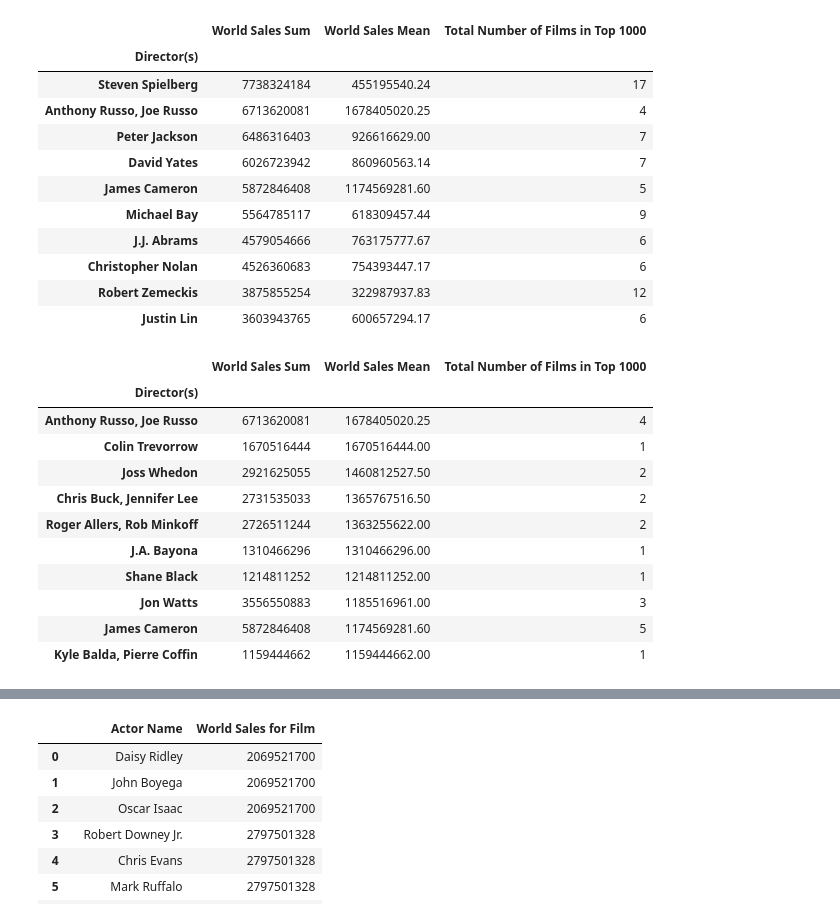
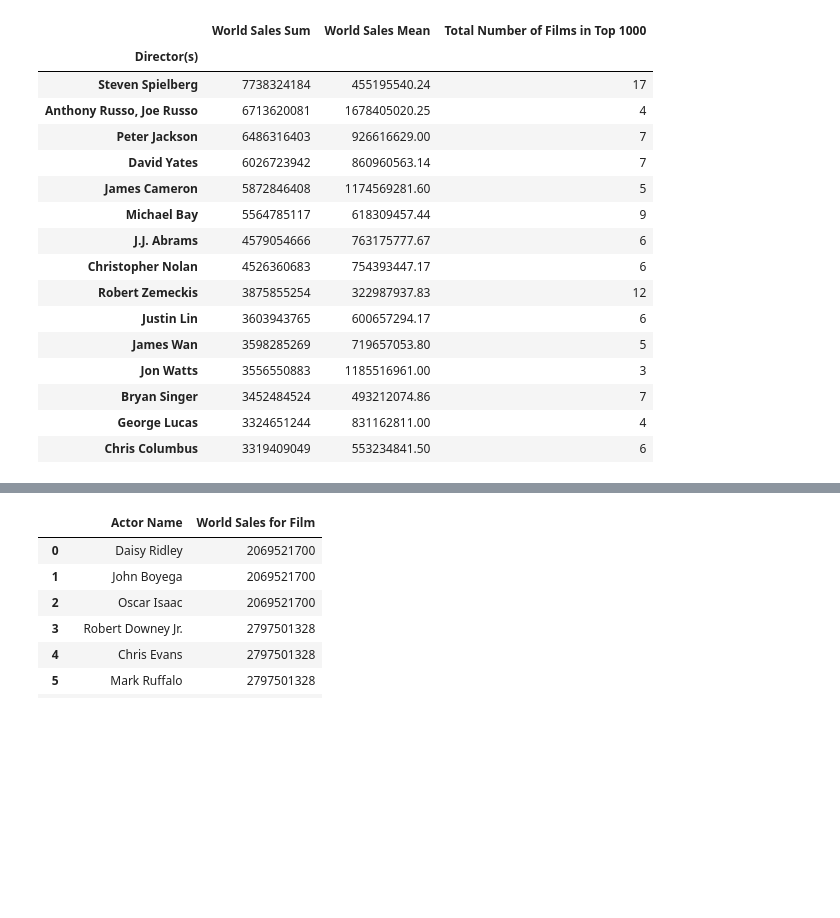
Before and after one commit to edwardAugust/project1-group2, a Jupyter notebook: Untitled.ipynb, the cells around one changed output, grey strips where cells are left out. Drawn from its saved outputs; the diff is of its cells as text; code cells hidden in the pictures; blank space fills up the shorter version.

Commit message:
Generated and cleaned charts from tables

```diff
--- a/Untitled.ipynb
+++ b/Untitled.ipynb
@@ -45,33 +46,26 @@ dir_num_df = dir_df.sort_values(by=['Total Number of Films in Top 1000'], ascend
 #dir_sum_df.dtypes
 pd.options.display.float_format = '{:.2f}'.format
 # %%
-dir_sum_df.head(10)
+dir_sum_df = dir_sum_df.head(15)
+dir_sum_df
 # %% [output]
 |  | World Sales Sum | World Sales Mean | Total Number of Films in Top 1000 |
 | Director(s) |  |  |  |
 | Steven Spielberg | 7738324184 | 455195540.24 | 17 |
 | Anthony Russo, Joe Russo | 6713620081 | 1678405020.25 | 4 |
 | Peter Jackson | 6486316403 | 926616629.00 | 7 |
 | David Yates | 6026723942 | 860960563.14 | 7 |
 | James Cameron | 5872846408 | 1174569281.60 | 5 |
 | Michael Bay | 5564785117 | 618309457.44 | 9 |
 | J.J. Abrams | 4579054666 | 763175777.67 | 6 |
 | Christopher Nolan | 4526360683 | 754393447.17 | 6 |
 | Robert Zemeckis | 3875855254 | 322987937.83 | 12 |
 | Justin Lin | 3603943765 | 600657294.17 | 6 |
+| James Wan | 3598285269 | 719657053.80 | 5 |
+| Jon Watts | 3556550883 | 1185516961.00 | 3 |
+| Bryan Singer | 3452484524 | 493212074.86 | 7 |
+| George Lucas | 3324651244 | 831162811.00 | 4 |
+| Chris Columbus | 3319409049 | 553234841.50 | 6 |
 # %%
-dir_mean_df.head(10)
+dir_mean_df = dir_mean_df.head(15)
-# %% [output]
-|  | World Sales Sum | World Sales Mean | Total Number of Films in Top 1000 |
-| Director(s) |  |  |  |
-| Anthony Russo, Joe Russo | 6713620081 | 1678405020.25 | 4 |
-| Colin Trevorrow | 1670516444 | 1670516444.00 | 1 |
-| Joss Whedon | 2921625055 | 1460812527.50 | 2 |
-| Chris Buck, Jennifer Lee | 2731535033 | 1365767516.50 | 2 |
-| Roger Allers, Rob Minkoff | 2726511244 | 1363255622.00 | 2 |
-| J.A. Bayona | 1310466296 | 1310466296.00 | 1 |
-| Shane Black | 1214811252 | 1214811252.00 | 1 |
-| Jon Watts | 3556550883 | 1185516961.00 | 3 |
-| James Cameron | 5872846408 | 1174569281.60 | 5 |
-| Kyle Balda, Pierre Coffin | 1159444662 | 1159444662.00 | 1 |
 # %%
```
Also changed, not shown: parts of 20 cells of this notebook, 9 other files.
